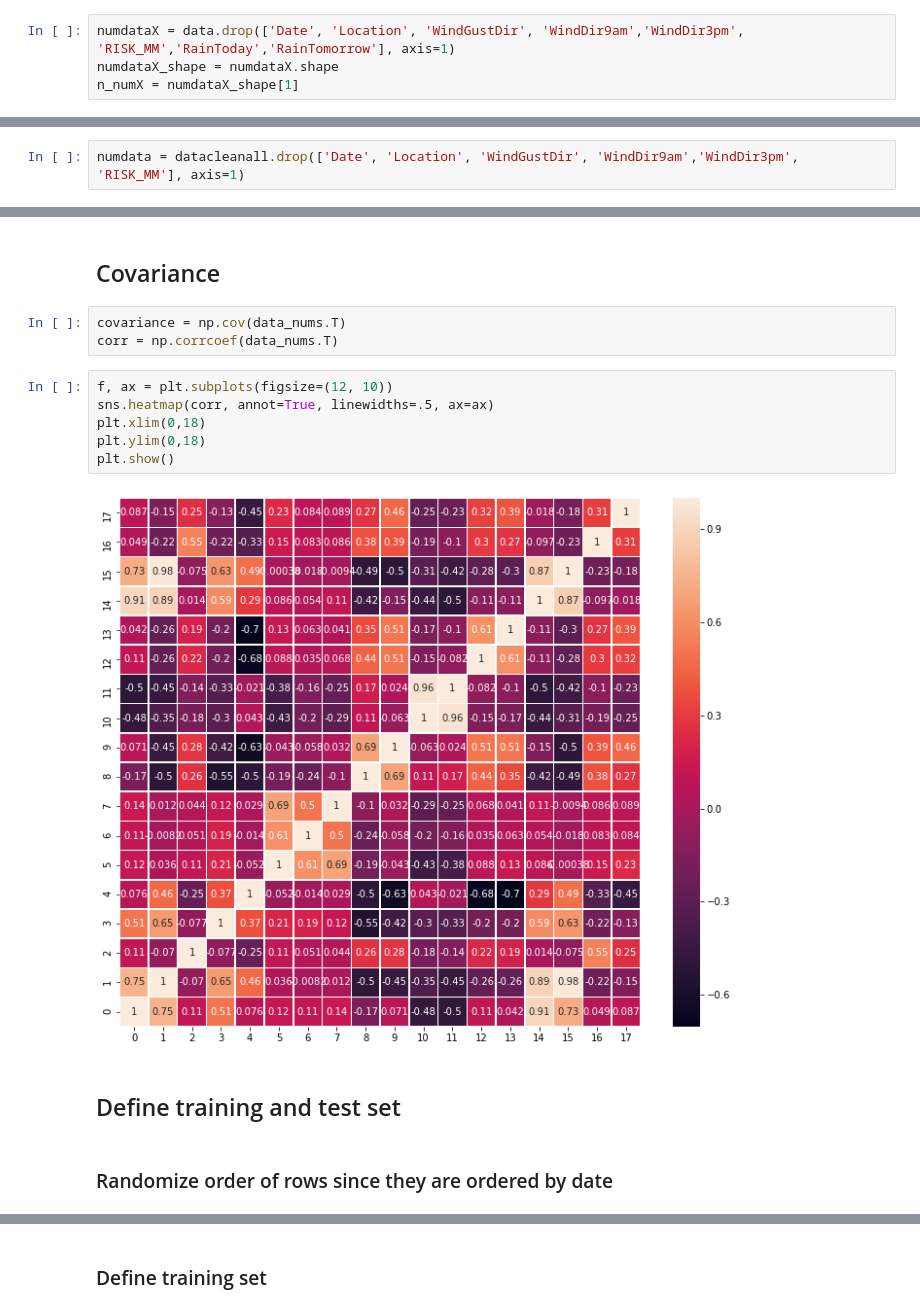
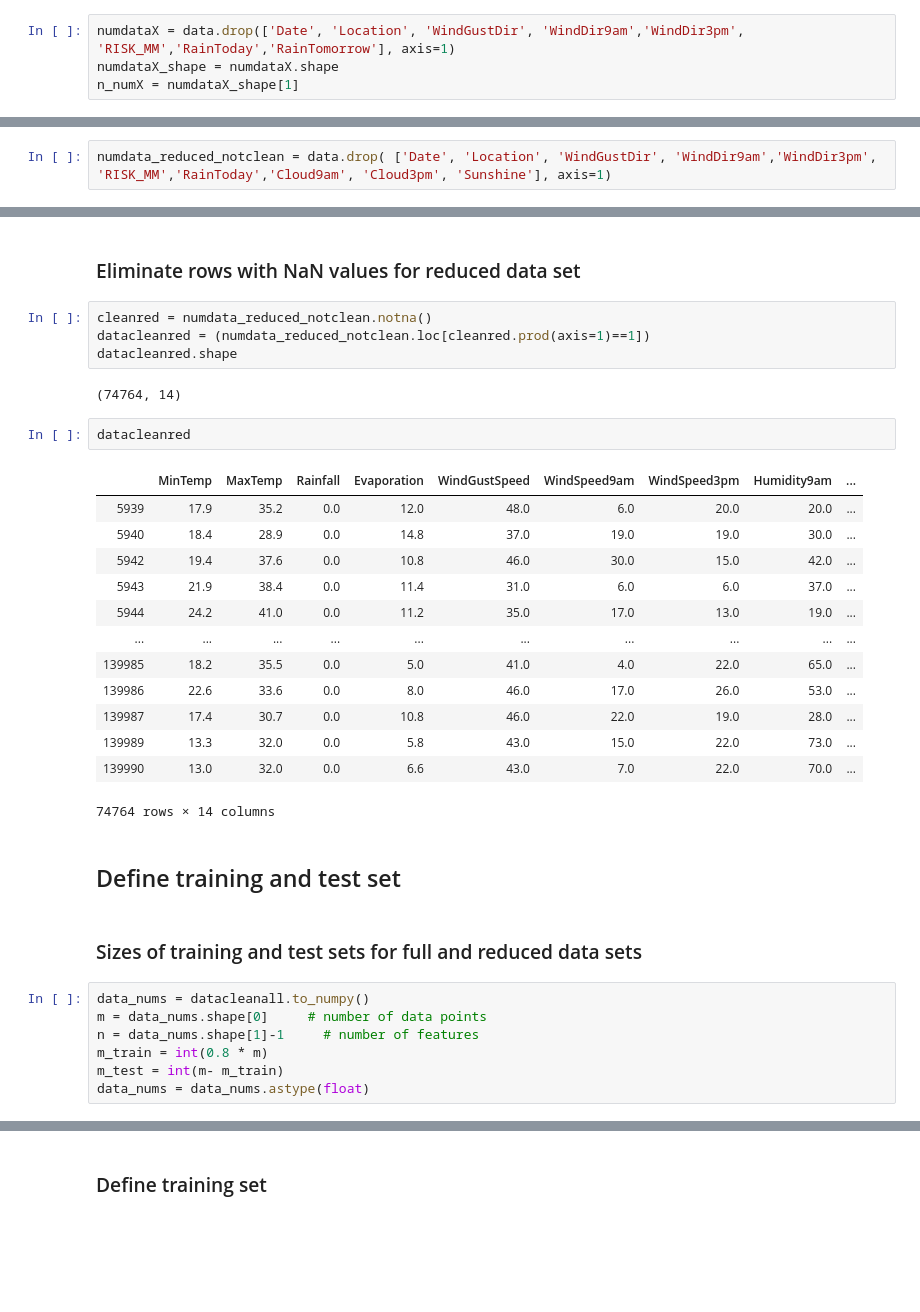
Before and after one commit to nbolis/Will_it_Rain, a Jupyter notebook: ToRainOrNotToRain.ipynb, the cells around one changed output, grey strips where cells are left out. Drawn from its saved outputs; the diff is of its cells as text; blank space fills up the shorter version.

```diff
--- a/ToRainOrNotToRain.ipynb
+++ b/ToRainOrNotToRain.ipynb
@@ -149,2 +225,2 @@ datacleanall.shape
 # %%
-numdata = datacleanall.drop(['Date', 'Location', 'WindGustDir', 'WindDir9am','WindDir3pm', 'RISK_MM'], axis=1)
+numdata_reduced_notclean = data.drop( ['Date', 'Location', 'WindGustDir', 'WindDir9am','WindDir3pm', 'RISK_MM','RainToday','Cloud9am', 'Cloud3pm', 'Sunshine'], axis=1)
@@ -174,17 +227,35 @@ data_nums = data_nums.astype(float)
-# %% [markdown]
-## Covariance
-# %%
-covariance = np.cov(data_nums.T)
-corr = np.corrcoef(data_nums.T)
-# %%
-f, ax = plt.subplots(figsize=(12, 10))
-sns.heatmap(corr, annot=True, linewidths=.5, ax=ax)
-plt.xlim(0,18)
-plt.ylim(0,18)
-plt.show()
-# %% [output]
-[figure, removed]
+# %% [markdown]
+### Eliminate rows with NaN values for reduced data set
+# %%
+cleanred = numdata_reduced_notclean.notna()
+datacleanred = (numdata_reduced_notclean.loc[cleanred.prod(axis=1)==1])
+datacleanred.shape
+# %% [output]
+(74764, 14)
+# %%
+datacleanred
+# %% [output]
+|  | MinTemp | MaxTemp | Rainfall | Evaporation | WindGustSpeed | WindSpeed9am | WindSpeed3pm | Humidity9am | ... |
+| 5939 | 17.9 | 35.2 | 0.0 | 12.0 | 48.0 | 6.0 | 20.0 | 20.0 | ... |
+| 5940 | 18.4 | 28.9 | 0.0 | 14.8 | 37.0 | 19.0 | 19.0 | 30.0 | ... |
+| 5942 | 19.4 | 37.6 | 0.0 | 10.8 | 46.0 | 30.0 | 15.0 | 42.0 | ... |
+| 5943 | 21.9 | 38.4 | 0.0 | 11.4 | 31.0 | 6.0 | 6.0 | 37.0 | ... |
+| 5944 | 24.2 | 41.0 | 0.0 | 11.2 | 35.0 | 17.0 | 13.0 | 19.0 | ... |
+| ... | ... | ... | ... | ... | ... | ... | ... | ... | ... |
+| 139985 | 18.2 | 35.5 | 0.0 | 5.0 | 41.0 | 4.0 | 22.0 | 65.0 | ... |
+| 139986 | 22.6 | 33.6 | 0.0 | 8.0 | 46.0 | 17.0 | 26.0 | 53.0 | ... |
+| 139987 | 17.4 | 30.7 | 0.0 | 10.8 | 46.0 | 22.0 | 19.0 | 28.0 | ... |
+| 139989 | 13.3 | 32.0 | 0.0 | 5.8 | 43.0 | 15.0 | 22.0 | 73.0 | ... |
+| 139990 | 13.0 | 32.0 | 0.0 | 6.6 | 43.0 | 7.0 | 22.0 | 70.0 | ... |
+74764 rows × 14 columns
 # %% [markdown]
 ## Define training and test set
-# %% [markdown]
-### Randomize order of rows since they are ordered by date
+# %% [markdown]
+### Sizes of training and test sets for full and reduced data sets
+# %%
+data_nums = datacleanall.to_numpy()
+m = data_nums.shape[0]     # number of data points
+n = data_nums.shape[1]-1     # number of features
+m_train = int(0.8 * m)
+m_test = int(m- m_train)
+data_nums = data_nums.astype(float)
```
Also changed, not shown: parts of 67 cells of this notebook.
